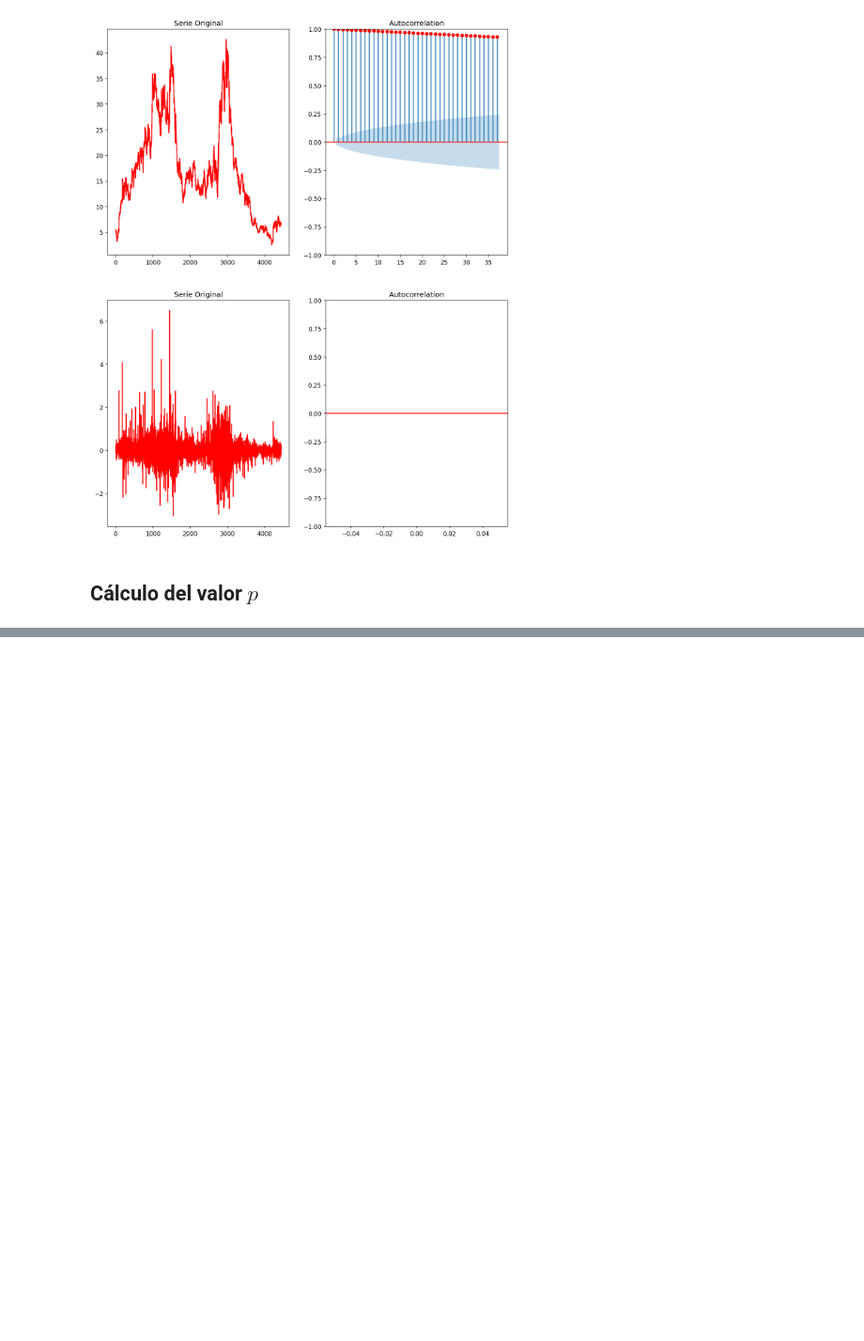
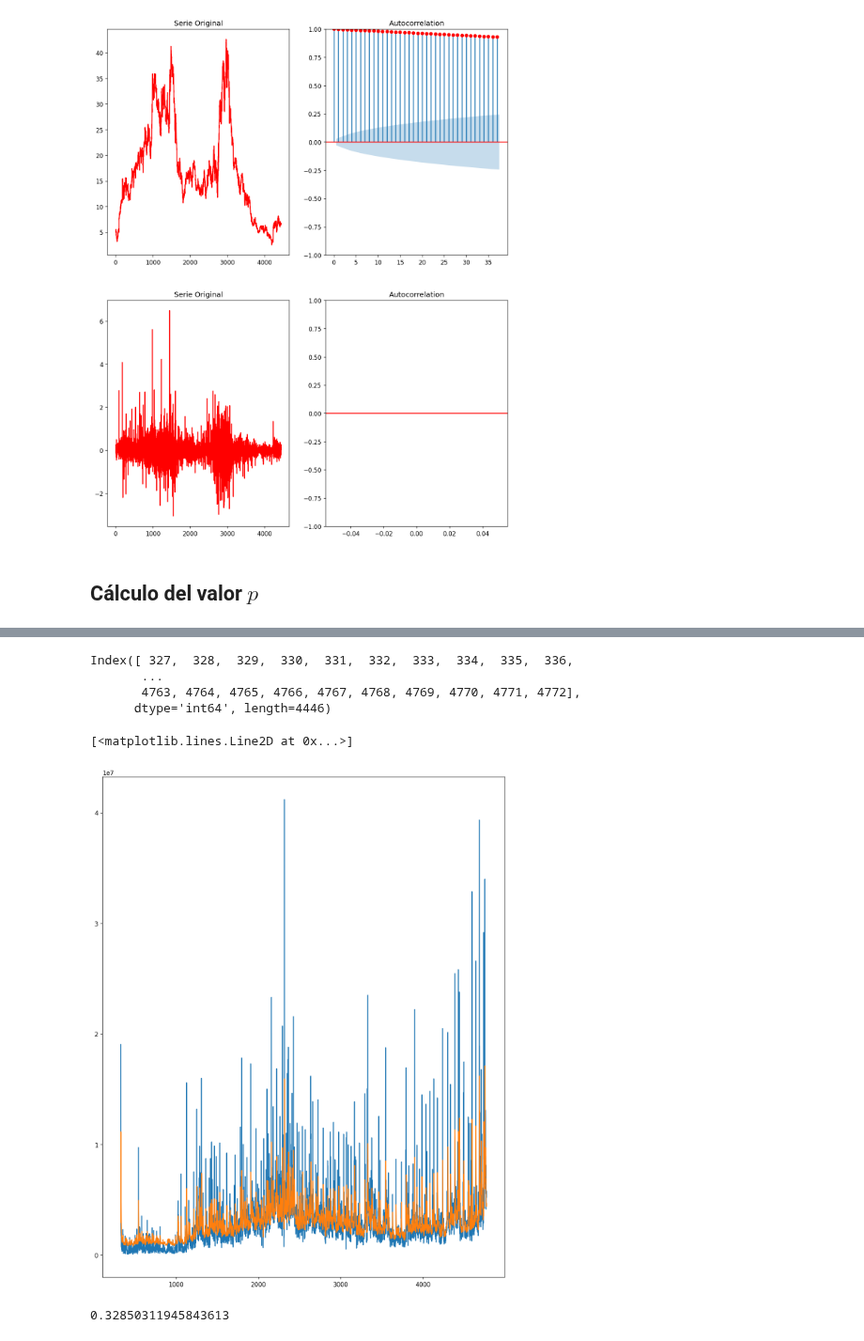
Before and after one commit to alu0101351773/TAAD_practicas, a Jupyter notebook: src/time_series.ipynb, the cells around one changed output, grey strips where cells are left out. Shown at 94% size. Cells and saved outputs as stored; diff of their text form; code cells hidden in the pictures; blank space fills up the shorter version.

Commit message:
arima para volumen de ventas implementado, resultados putísimo pésimos

```diff
--- a/src/time_series.ipynb
+++ b/src/time_series.ipynb
@@ -165,0 +172,7 @@ Se grafica como antes y se comprueba la posición
+# %%
+from statsmodels.tsa.arima.model import ARIMA
+
+model_1 = ARIMA(df.sort_values(by='date')['volume'].to_list(), order=(1, 0, 1))
+fit_results = model_1.fit()
+
+print(fit_results.summary())
@@ -165,0 +197,19 @@ Se grafica como antes y se comprueba la posición
+# %%
+df.index
+# %% [output]
+Index([ 327,  328,  329,  330,  331,  332,  333,  334,  335,  336,
+       ...
+       4763, 4764, 4765, 4766, 4767, 4768, 4769, 4770, 4771, 4772],
+      dtype='int64', length=4446)
+# %%
+plt.plot(df.index, df.sort_values(by='date')['volume'])
+plt.plot(df.index, fit_results.predict())
+# %% [output]
+[<matplotlib.lines.Line2D at 0x...>]
+[figure, added]
+# %%
+from sklearn.metrics import r2_score
+
+display(r2_score(df.sort_values(by='date')['volume'], fit_results.predict()))
+# %% [output]
+0.32850311945843613
```
Also changed, not shown: parts of 7 cells of this notebook.
